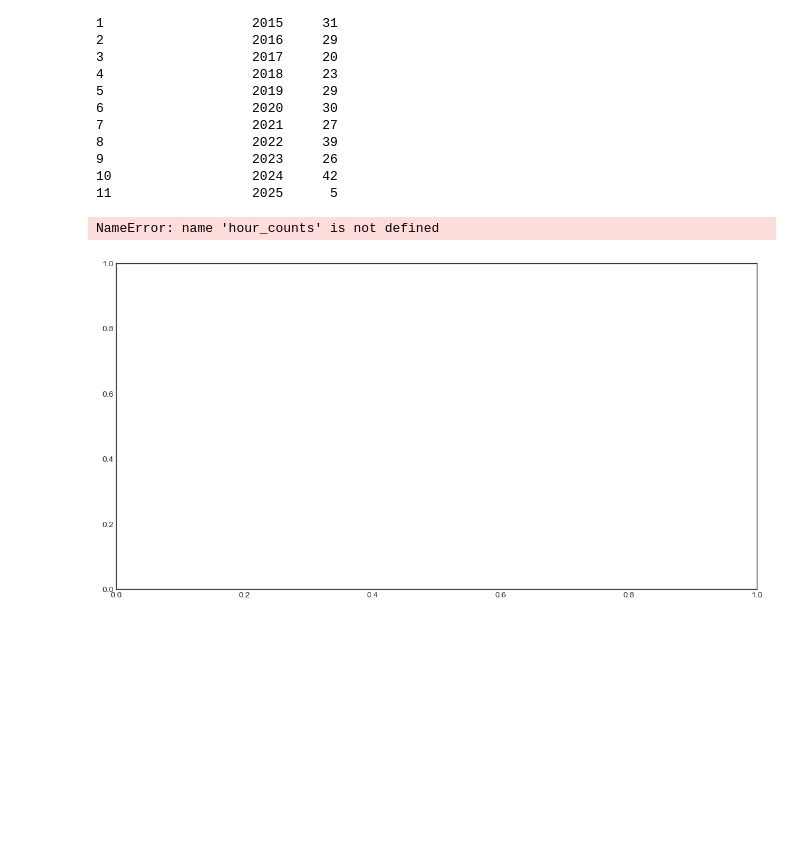
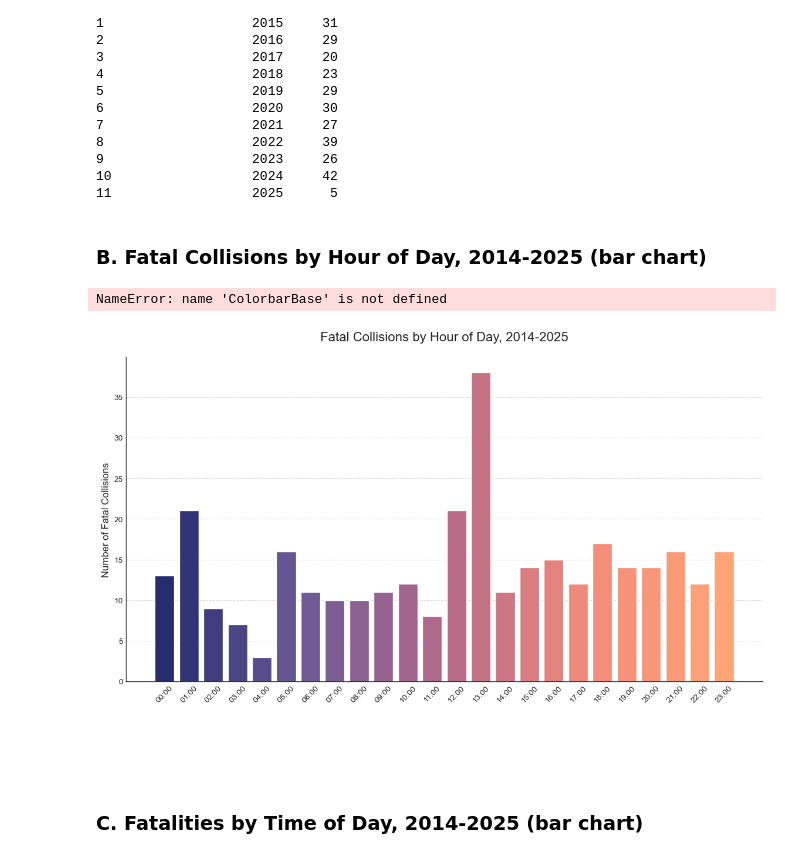
Before and after one commit to lingasc/sf-crash-fatalities, a Jupyter notebook: code/02-data-viz-fatalities.ipynb, the cells around one changed output. Saved outputs shown, nothing was run; the diff lists cells and outputs as text; code cells hidden in the pictures; blank space fills up the shorter version.

Commit message:
cleaned up notebooks

```diff
--- a/code/02-data-viz-fatalities.ipynb
+++ b/code/02-data-viz-fatalities.ipynb
@@ -30,6 +61,6 @@ sns.set_palette(sunset_melody)
 # %%
-# Load the cleaned data of fatal crashes.
-df = pd.read_csv('../data/cleaned_fatalities.csv')
+# Read the cleaned data into pandas.
+df = pd.read_csv('../data/fatality_data_processed.csv')
 df.head()
 # %% [output]
 |  | unique_id | case_id_fkey | latitude | longitude | collision_year | death_date | death_time | death_datetime | ... |
@@ -108,7 +142,10 @@ Fatalities by Year, 2014-2025:
 9                   2023     26
 10                  2024     42
 11                  2025      5
+# %% [markdown]
+### B. Fatal Collisions by Hour of Day, 2014-2025 (bar chart)
 # %%
+# B. Fatalities by hour of day
 # Create a colormap from the sunset melody colors
 cmap = mcolors.LinearSegmentedColormap.from_list('sunset_melody', sunset_melody)
 
@@ -117,12 +154,13 @@ colors = cmap(np.linspace(0, 1, 24))
 
 # Create a figure with appropriate size
 fig = plt.figure(figsize=(14, 9))  # Increased height to accommodate all elements
+hour_counts = df.groupby('collision_hour').size().reset_index(name = 'Count')
 
 # Create the main axis for the bar chart (notice we're not using gridspec here)
 ax = plt.subplot2grid((10, 1), (0, 0), rowspan=8)  # Main plot takes 8/10 of the height
 
 # Create the bar chart with gradient colors
-bars = ax.bar(hour_counts['hour'], hour_counts['count'], color=colors, width=0.8)
+bars = ax.bar(hour_counts['collision_hour'], hour_counts['Count'], color=colors, width=0.8)
 
 # Format x-axis with hour labels (00:00, 01:00, etc.)
 hour_labels = [f'{h:02d}:00' for h in range(24)]
@@ -134,38 +172,37 @@ ax.set_title('Fatal Collisions by Hour of Day, 2014-2025', fontsize = 16, pad =
 ax.set_xlabel('')
 ax.set_ylabel('Number of Fatal Collisions', fontsize = 12)
 
 # Set y-axis to start at 0
 ax.set_ylim(bottom = 0)
 
 # Add horizontal grid lines with dashed style
 ax.yaxis.grid(True, linestyle = '--', alpha = 0.7)
 ax.set_axisbelow(True)  # Place gridlines behind bars
 
 # Remove top and right spines
 ax.spines['top'].set_visible(False)
 ax.spines['right'].set_visible(False)
 
 # Add a colorbar in a separate subplot below the main plot
 cbar_ax = plt.subplot2grid((10, 1), (9, 0), rowspan = 1)  # Colorbar takes bottom row
+cbar_ax.set_axis_off()  # Hide the axis of the colorbar
 ColorbarBase(cbar_ax, cmap=cmap, orientation = 'horizontal')
-cbar_ax.set_axis_off()  # Hide the axis of the colorbar
 
 # Add source information
 plt.figtext(0.5, 0.01, 'Source: cleaned_fatalities.csv',
             ha = 'center', fontsize = 10)
 
 # Adjust the layout with more space between elements
 plt.subplots_adjust(bottom = 0.1, hspace = 0.1)
 
 plt.show()
 
 # Print the table
-print('\n')
-print('Fatal Collisions by Hour of Day, 2014-2025:')
-print('\n')
+print('\nFatal Collisions by Hour of Day, 2014-2025:\n')
 print(hour_counts)
-print('\n')
 # %% [output]
-NameError: name 'hour_counts' is not defined
+NameError: name 'ColorbarBase' is not defined
-[figure, old version]
+[figure, new version]
+# %% [markdown]
+### C. Fatalities by Time of Day, 2014-2025 (bar chart)
 # %%
```
Also changed, not shown: parts of 23 cells of this notebook, 2 other files.
